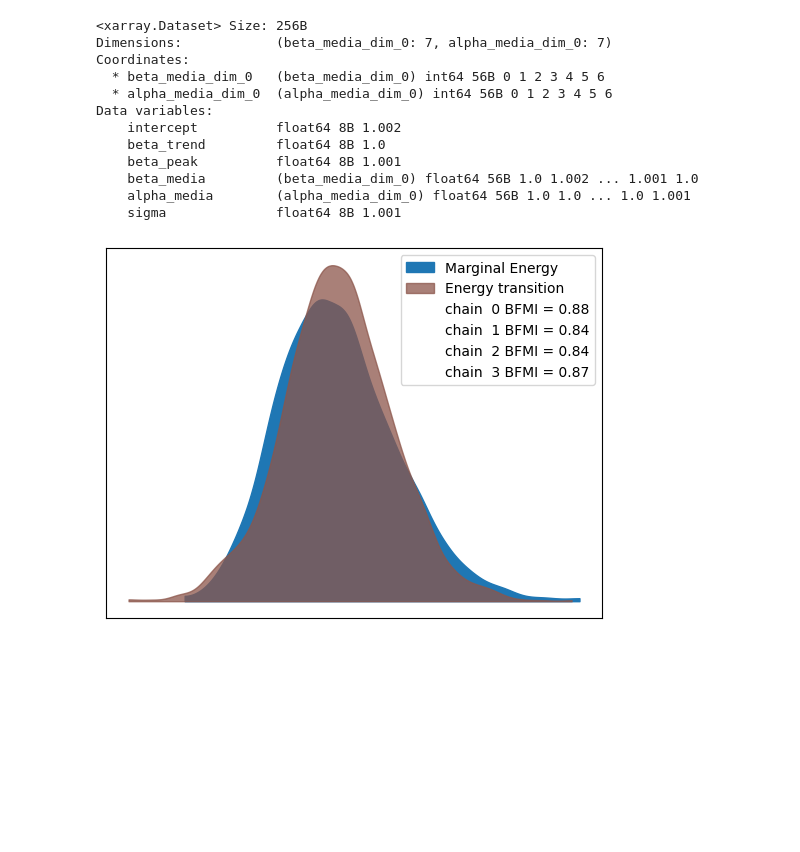
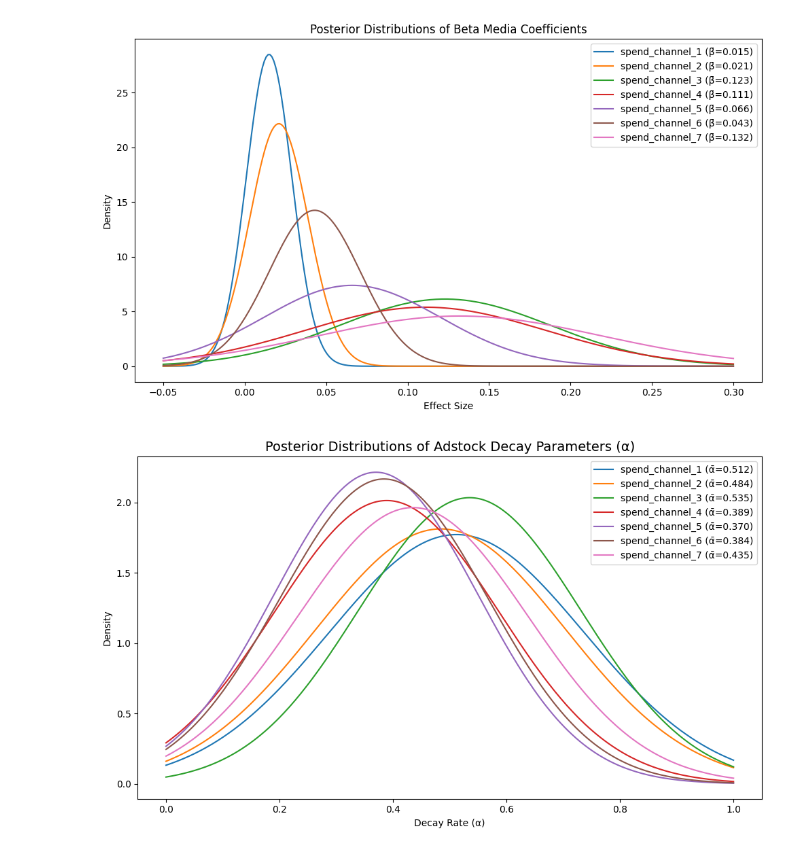
Before and after one commit to ammarmahmood94/Haensel, a Jupyter notebook: notebooks/post_model_analysis.ipynb, the cells around one changed output. Saved outputs shown, nothing was run; the diff lists cells and outputs as text; code cells hidden in the pictures; blank space fills up the shorter version.

Commit message:
model finalized and output images plotted for report

```diff
--- a/notebooks/post_model_analysis.ipynb
+++ b/notebooks/post_model_analysis.ipynb
@@ -52,17 +54,44 @@ summary.to_csv(os.path.join(project_root,"output_files/mmm_summary.csv"))
+# %%
+
+summary = pd.read_csv(os.path.join(project_root,"output_files/mmm_summary.csv"))
+beta_subset = summary[summary["Unnamed: 0"].str.contains("beta_media")].head(7)
+beta_subset.set_index("Unnamed: 0", inplace=True)
+
+# Plot KDEs
+x = np.linspace(-0.05, 0.3, 300)
+fig, ax = plt.subplots(figsize=(10, 6))
+for i, (param, row) in enumerate(beta_subset.iterrows()):
+    mu, sigma = row["mean"], row["sd"]
+    y = (1 / (sigma * np.sqrt(2 * np.pi))) * np.exp(-0.5 * ((x - mu) / sigma) ** 2)
+    ax.plot(x, y, label=f"spend_channel_{i+1} (β̄={mu:.3f})")
+
+ax.set_title("Posterior Distributions of Beta Media Coefficients")
+ax.set_xlabel("Effect Size")
+ax.set_ylabel("Density")
+ax.legend()
+plt.tight_layout()
+plt.show()
+# %% [output]
+[figure, added]
 # %%
-az.plot_energy(trace)  # NUTS sampler energy diagnostic
-az.rhat(trace)         # R-hat values (should be ~1.0)
+# Select a few alpha_media parameters
+alpha_subset = summary[summary["Unnamed: 0"].str.contains("alpha_media")].head(7)
+alpha_subset.set_index("Unnamed: 0", inplace=True)
+
+# Plot approximate posterior densities
+x = np.linspace(0, 1, 300)  # Since alpha is bounded [0,1]
+fig, ax = plt.subplots(figsize=(10, 6))
+
+for i, (param, row) in enumerate(alpha_subset.iterrows()):
+    mu, sigma = row["mean"], row["sd"]
+    y = (1 / (sigma * np.sqrt(2 * np.pi))) * np.exp(-0.5 * ((x - mu) / sigma) ** 2)
+    ax.plot(x, y, label=f"spend_channel_{i+1} (ᾱ={mu:.3f})")
+
+ax.set_title("Posterior Distributions of Adstock Decay Parameters (α)", fontsize=14)
+ax.set_xlabel("Decay Rate (α)")
+ax.set_ylabel("Density")
+ax.legend()
+plt.tight_layout()
+plt.show()
 # %% [output]
-<xarray.Dataset> Size: 256B
-Dimensions:            (beta_media_dim_0: 7, alpha_media_dim_0: 7)
-Coordinates:
-  * beta_media_dim_0   (beta_media_dim_0) int64 56B 0 1 2 3 4 5 6
-  * alpha_media_dim_0  (alpha_media_dim_0) int64 56B 0 1 2 3 4 5 6
-Data variables:
-    intercept          float64 8B 1.002
-    beta_trend         float64 8B 1.0
-    beta_peak          float64 8B 1.001
-    beta_media         (beta_media_dim_0) float64 56B 1.0 1.002 ... 1.001 1.0
-    alpha_media        (alpha_media_dim_0) float64 56B 1.0 1.0 ... 1.0 1.001
-    sigma              float64 8B 1.001
-[figure, old version]
+[figure, new version]
```
Also changed, not shown: parts of 10 cells of this notebook, 20 other files.
